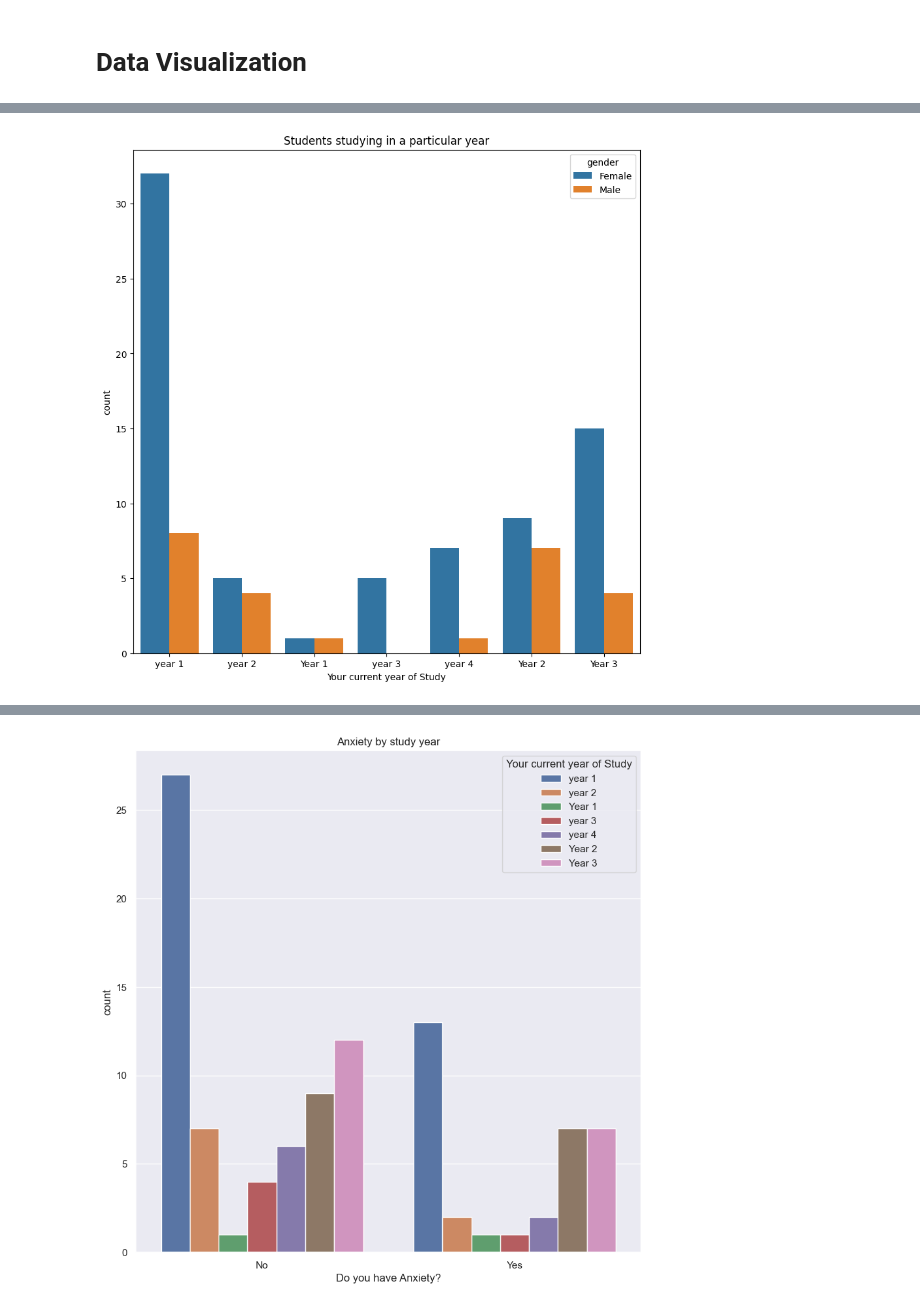
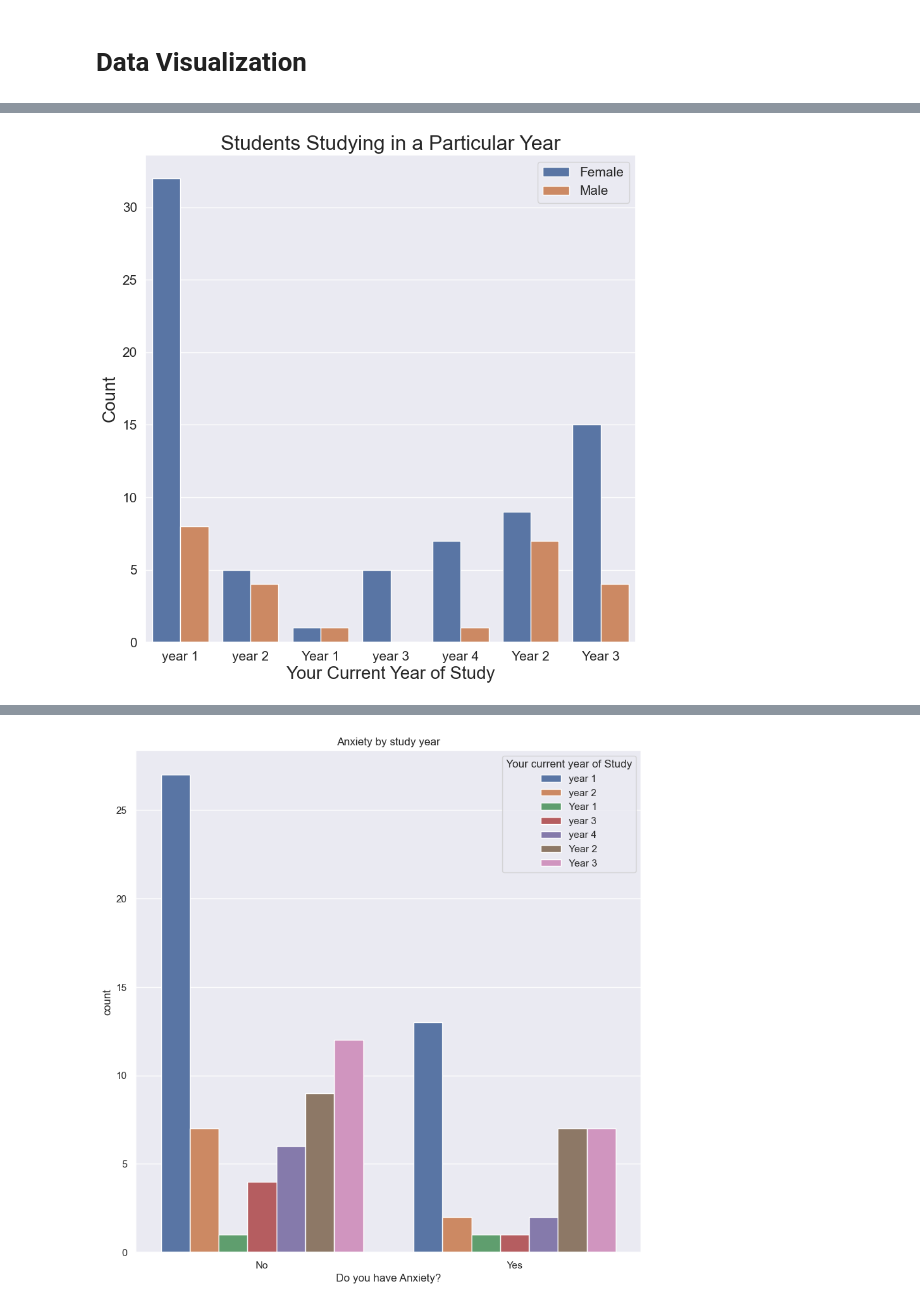
Before and after one commit to isolent/Data-Mining-Student-Mental-Health, a Jupyter notebook: student-mental-health-data-analysis.ipynb, the cells around one changed output, grey strips where cells are left out. Saved outputs shown, nothing was run; the diff lists cells and outputs as text; code cells hidden in the pictures.

```diff
--- a/student-mental-health-data-analysis.ipynb
+++ b/student-mental-health-data-analysis.ipynb
@@ -118,8 +146,20 @@ plt.show()
 # %%
+
 plt.figure(figsize=(10, 10))
-sns.countplot(x='Your current year of Study', hue='gender', data=df)
-plt.title("Students studying in a particular year")
+
+sns_countplot = sns.countplot(x='Your current year of Study', hue='gender', data=df)
+
+plt.title("Students Studying in a Particular Year", fontsize=23)
+plt.xlabel("Your Current Year of Study", fontsize=20)
+plt.ylabel("Count", fontsize=20)
+
+sns_countplot.set_xticklabels(sns_countplot.get_xticklabels(), fontsize=15)
+sns_countplot.set_yticklabels(sns_countplot.get_yticklabels(), fontsize=15)
+
+
+plt.legend(fontsize=15)
+
 plt.show()
 # %% [output]
-[figure, old version]
+[figure, new version]
 # %%
```
Also changed, not shown: parts of 15 cells of this notebook.
